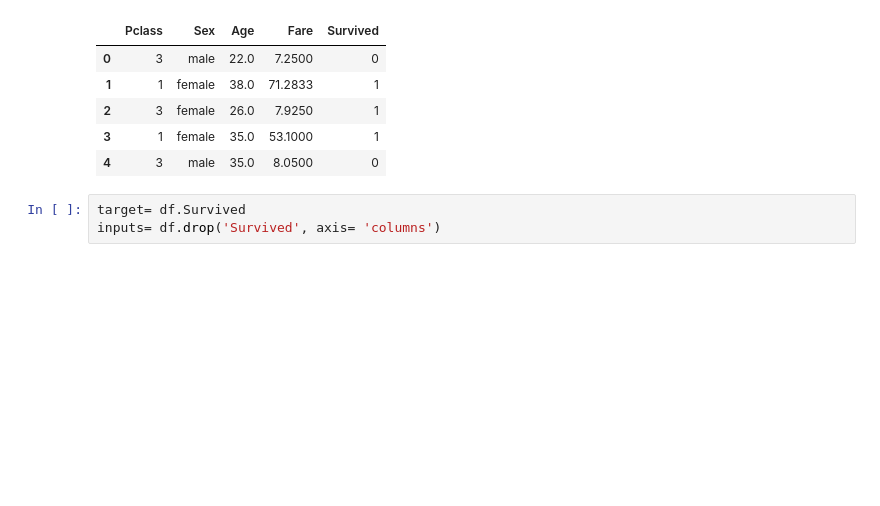
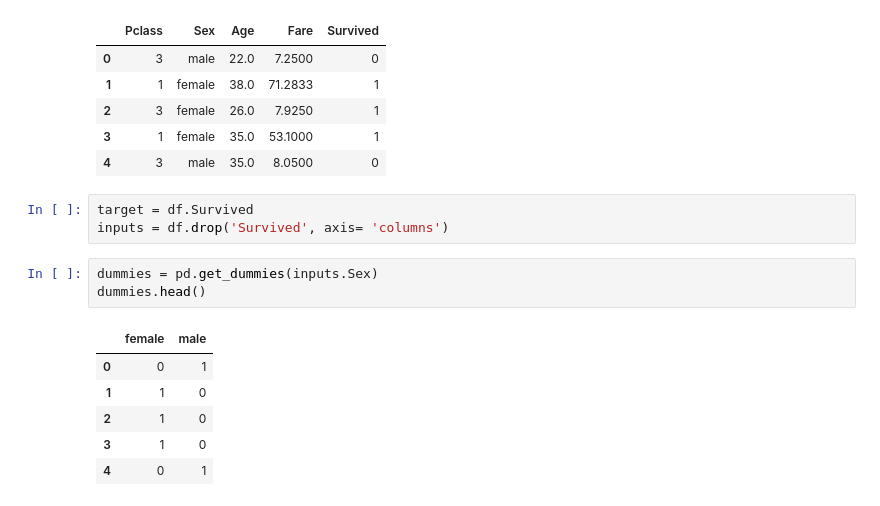
Before and after one commit to imamahasane/DataScienceRoadmap, a Jupyter notebook: 5_ML/14_Naive Bayes Classifier.ipynb, the cells around one changed output. Saved outputs shown, nothing was run; the diff lists cells and outputs as text; blank space fills up the shorter version.

```diff
--- a/5_ML/14_Naive Bayes Classifier.ipynb
+++ b/5_ML/14_Naive Bayes Classifier.ipynb
@@ -21,5 +24,15 @@ df.head()
 | 3 | 1 | female | 35.0 | 53.1000 | 1 |
 | 4 | 3 | male | 35.0 | 8.0500 | 0 |
 # %%
-target= df.Survived
-inputs= df.drop('Survived', axis= 'columns')
+target = df.Survived
+inputs = df.drop('Survived', axis= 'columns')
+# %%
+dummies = pd.get_dummies(inputs.Sex)
+dummies.head()
+# %% [output]
+|  | female | male |
+| 0 | 0 | 1 |
+| 1 | 1 | 0 |
+| 2 | 1 | 0 |
+| 3 | 1 | 0 |
+| 4 | 0 | 1 |
```
Also changed, not shown: parts of 13 cells of this notebook, 2 other files.
